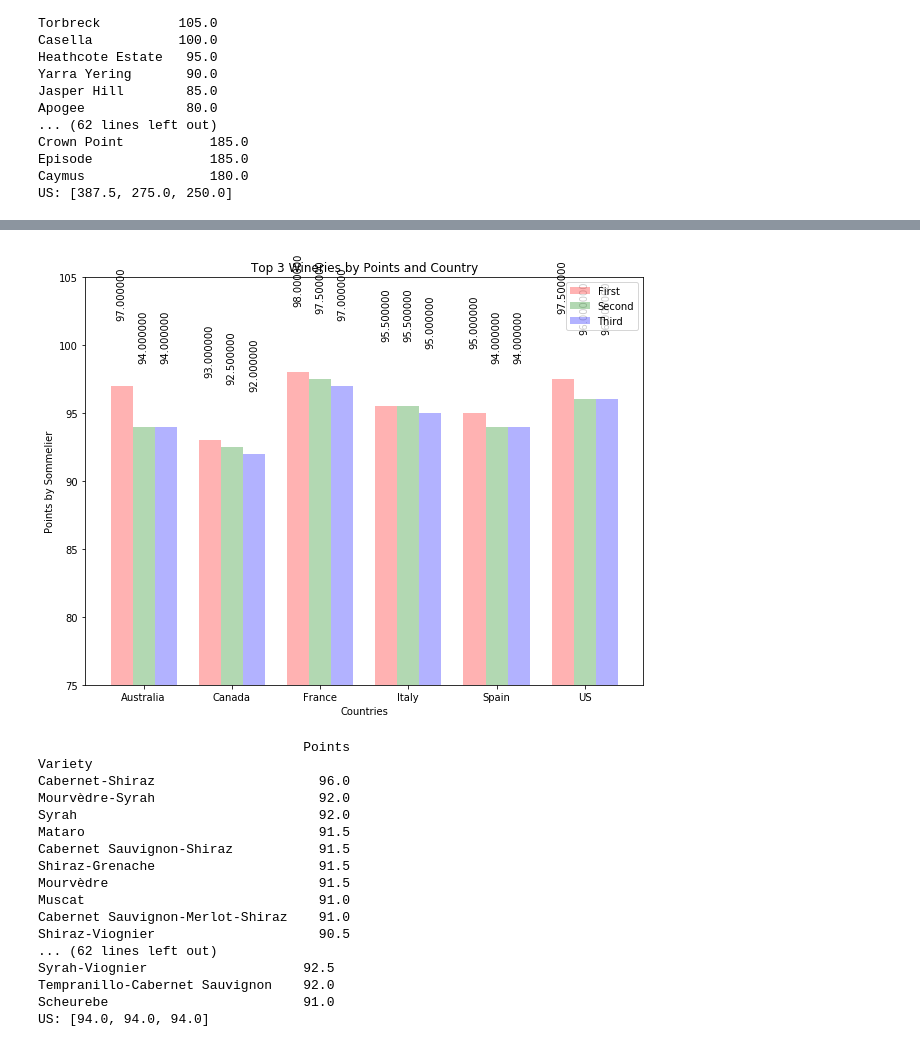
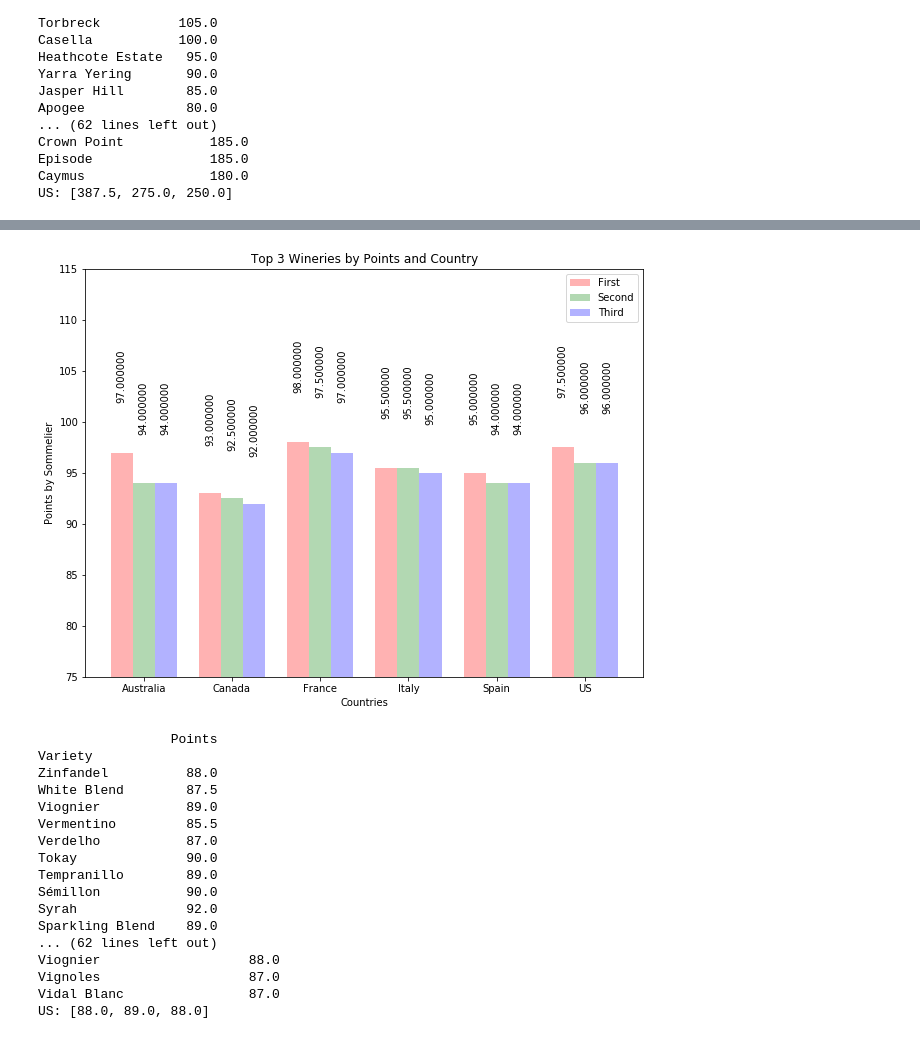
Before and after one commit to drivera537/Data-Historians, a Jupyter notebook: firstprojfile.ipynb, the cells around one changed output, grey strips where cells are left out. Cells and saved outputs as stored; diff of their text form; code cells hidden in the pictures.

```diff
--- a/firstprojfile.ipynb
+++ b/firstprojfile.ipynb
@@ -239,7 +239,6 @@ for index, country in enumerate(countries):
 
     median_price_by_winery_variety_df = median_price_by_winery_variety_df.sort_values(by=["Price"], ascending = False)
 
-    p
 
     datatrame_list.append(median_price_by_winery_variety_df)
 
@@ -370,9 +373,10 @@ ax.set_ylabel('Price')
 ax.set_title('Top 3 Wineries by Price and Country')
 ax.set_xticks(x_axis + bar_width * 8)
 ax.set_xticklabels(('Australia', 'Canada', 'France', 'Italy', 'Spain', 'US'))
-
+ax.set_ylim(75, 4500)
 ax.legend((box[0][0], box[1][0], box[2][0]), legend_labels)
 
 for ind in range(3):
     autolabel(box[ind])
+plt.savefig("Top 3 Wineries by Price and Country.png")
 # %% [output]
@@ -418,35 +422,43 @@ Horsepower          95.0
 La Jota Vineyard    95.0
 US: [97.5, 96.0, 96.0]
 # %%
+
+def autolabel(rects):
+    for rect in rects:
+        h = rect.get_height()
+        ax.text(rect.get_x()+rect.get_width()/2., 1.05*h, '%f'%h,
+                ha='center', va='bottom', rotation = 'vertical')
+
 y_axis_t = []
 for index, country in enumerate(bar_data):
     y_axis_t.append(bar_data[country])
 y_axis_t = tuple(y_axis_t)
 y_axis_arr = np.column_stack(y_axis_t)
 
 fig, ax = plt.subplots(figsize=(10,7.5))
 
 box = []
 
 for ind in range(3):
     box.append(ax.bar(x_axis + (bar_width * (ind + 7)),
                        y_axis_arr[ind], bar_width,
                        color=colors[ind], alpha = alp))
 
 
 ax.set_xlabel('Countries')
 ax.set_ylabel('Points by Sommelier')
 ax.set_title('Top 3 Wineries by Points and Country')
 ax.set_xticks(x_axis + bar_width * 8)
 ax.set_xticklabels(('Australia', 'Canada', 'France', 'Italy', 'Spain', 'US'))
-ax.set_ylim(75, 105)
+ax.set_ylim(75, 115)
 
 ax.legend((box[0][0], box[1][0], box[2][0]), legend_labels)
 
 for ind in range(3):
     autolabel(box[ind])
+plt.savefig("Top 3 Wineries by Points and Country.png")
 # %% [output]
-[figure, old version]
+[figure, new version]
 # %%
 scoring_by_variety_data = {}
 for country in countries:
@@ -460,7 +472,7 @@ for country in countries:
                                                 'province':'State', 'region_1': 'County', 'latitude': 'Lat', 'longitude': "Lng",
                                                 'g_address': 'Address'})
     median_points_by_variety_df = c_data.groupby(['Variety'])['Points'].median().to_frame()
-    median_points_by_variety_df = median_points_by_variety_df.sort_values(by=["Points"], ascending = False)
+    median_points_by_variety_df = median_points_by_variety_df.sort_values(by=["Variety"], ascending = False)
     scoring_by_variety_data.update({country: datatrame_list})
 
     print(median_points_by_variety_df.head(10))
@@ -473,21 +485,21 @@ for country in countries:
     print(f'{country}: {points_by_variety}')
     bar_data[country] = points_by_variety
 # %% [output]
-                                  Points
+                 Points
 Variety
-Cabernet-Shiraz                     96.0
-Mourvèdre-Syrah                     92.0
-Syrah                               92.0
-Mataro                              91.5
-Cabernet Sauvignon-Shiraz           91.5
-Shiraz-Grenache                     91.5
-Mourvèdre                           91.5
-Muscat                              91.0
-Cabernet Sauvignon-Merlot-Shiraz    91.0
-Shiraz-Viognier                     90.5
+Zinfandel          88.0
+White Blend        87.5
+Viognier           89.0
+Vermentino         85.5
+Verdelho           87.0
+Tokay              90.0
+Tempranillo        89.0
+Sémillon           90.0
+Syrah              92.0
+Sparkling Blend    89.0
 ... (62 lines left out)
-Syrah-Viognier                    92.5
-Tempranillo-Cabernet Sauvignon    92.0
-Scheurebe                         91.0
-US: [94.0, 94.0, 94.0]
+Viognier                   88.0
+Vignoles                   87.0
+Vidal Blanc                87.0
+US: [88.0, 89.0, 88.0]
 # %%
```
Also changed, not shown: parts of 5 cells of this notebook.
